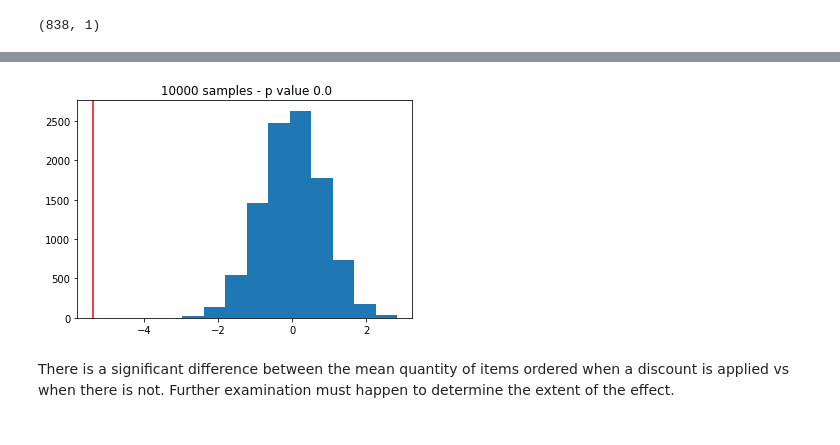
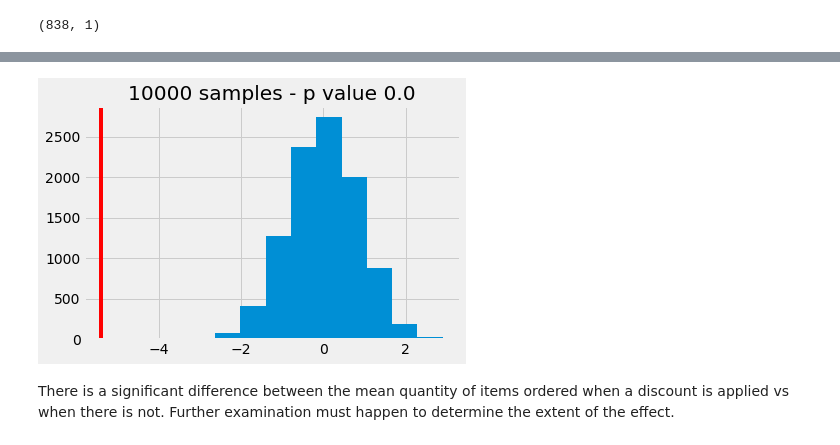
Before and after one commit to Neji128/dsc-mod-3-project-online-ds-pt-051319, a Jupyter notebook: Module_3_Project.ipynb, the cells around one changed output, grey strips where cells are left out. Cells and saved outputs as stored; diff of their text form; code cells hidden in the pictures.

```diff
--- a/Module_3_Project.ipynb
+++ b/Module_3_Project.ipynb
@@ -8,6 +8,9 @@ import numpy as np
 import scipy.stats as stats
 import pandas as pd
 import matplotlib.pyplot as plt
+import matplotlib.style
+import matplotlib as mpl
+mpl.style.use('fivethirtyeight')
 import seaborn as sns
 import math
 import statsmodels.api as sm
@@ -311,0 +225,12 @@ Name: HomePage, dtype: float64
+# %%
+frames_dict = {'product data': product_data, 'supplier data': supplier_data, 'order data': order_data,
+          'order detail data': order_detail_data, 'category': category_data, 'employee data': employee_data,
+          'employee territory data': employee_territory_data, 'territory data': territory_data,
+          'customer data': customer_data, 'shipper data': shipper_data, 'region data' :region_data}
+# %%
+frames = [product_data, supplier_data, order_data, order_detail_data, category_data, employee_data,
+          employee_territory_data, territory_data, customer_data, shipper_data, region_data]
+for i in frames:
+    for key in frames_dict:
+        print('--------------------------------', key.upper(), '--------------------------------')
+        data_inspector(i)
@@ -792,18 +526,19 @@ sample_mean_diff
 # %%
 sample_diffs = []
 counter = 0
-for i in range(10001):
+x = 10000
+for i in range(x):
     sample_a = df.sample(replace = False, n = len(a))
     sample_b = df.drop(sample_a.index, axis = 0)
     sample_mean_diff = sample_a['all_data'].mean() - sample_b['all_data'].mean()
     sample_diffs.append(sample_mean_diff)
     if sample_mean_diff < diff_mu_a_b:
         counter += 1
 plt.hist(sample_diffs);
 plt.axvline(diff_mu_a_b, color = 'red');
-plt.title(f' {i} samples - p value {counter/i}');
+plt.title(f'{x} samples - p value {counter/x}');
 # %% [output]
-[figure, old version]
+[figure, new version]
 # %% [markdown]
 There is a significant difference between the mean quantity of items ordered when a discount is applied vs when there is not. Further examination must happen to determine the extent of the effect.
 # %%
```
Also changed, not shown: parts of 90 cells of this notebook, 1 other file.
